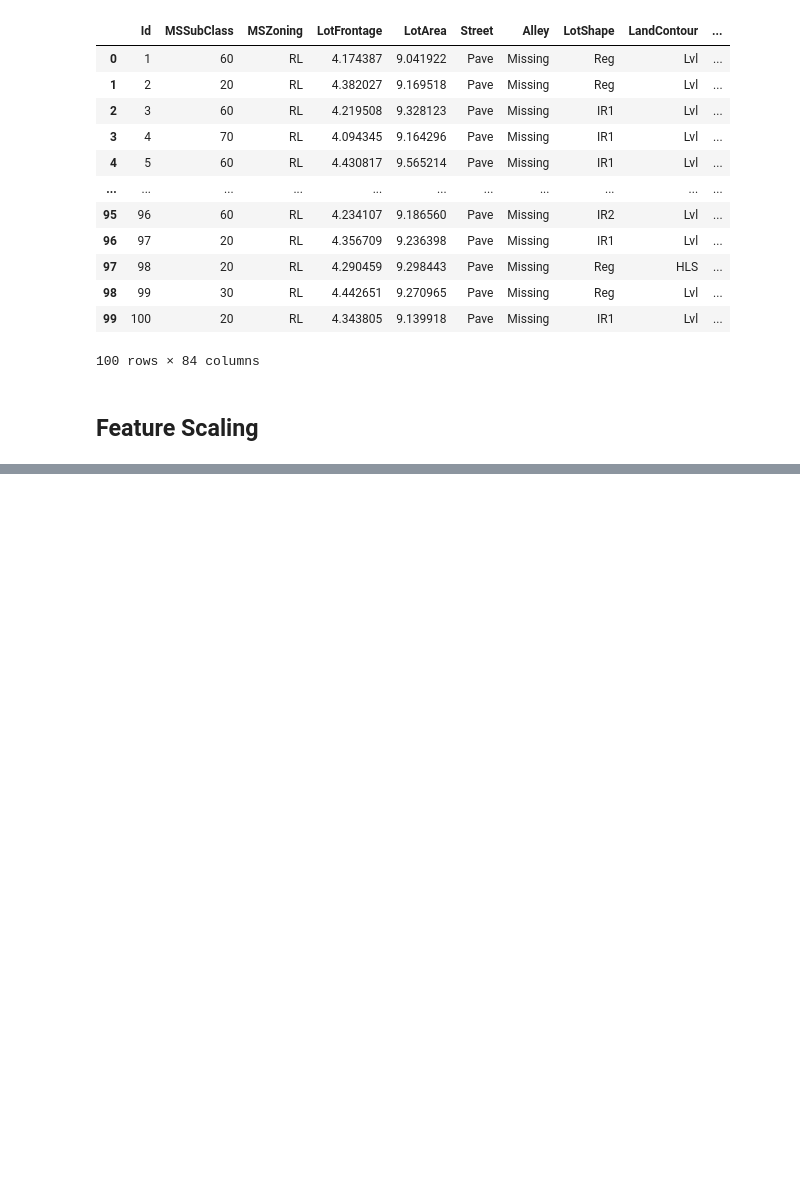
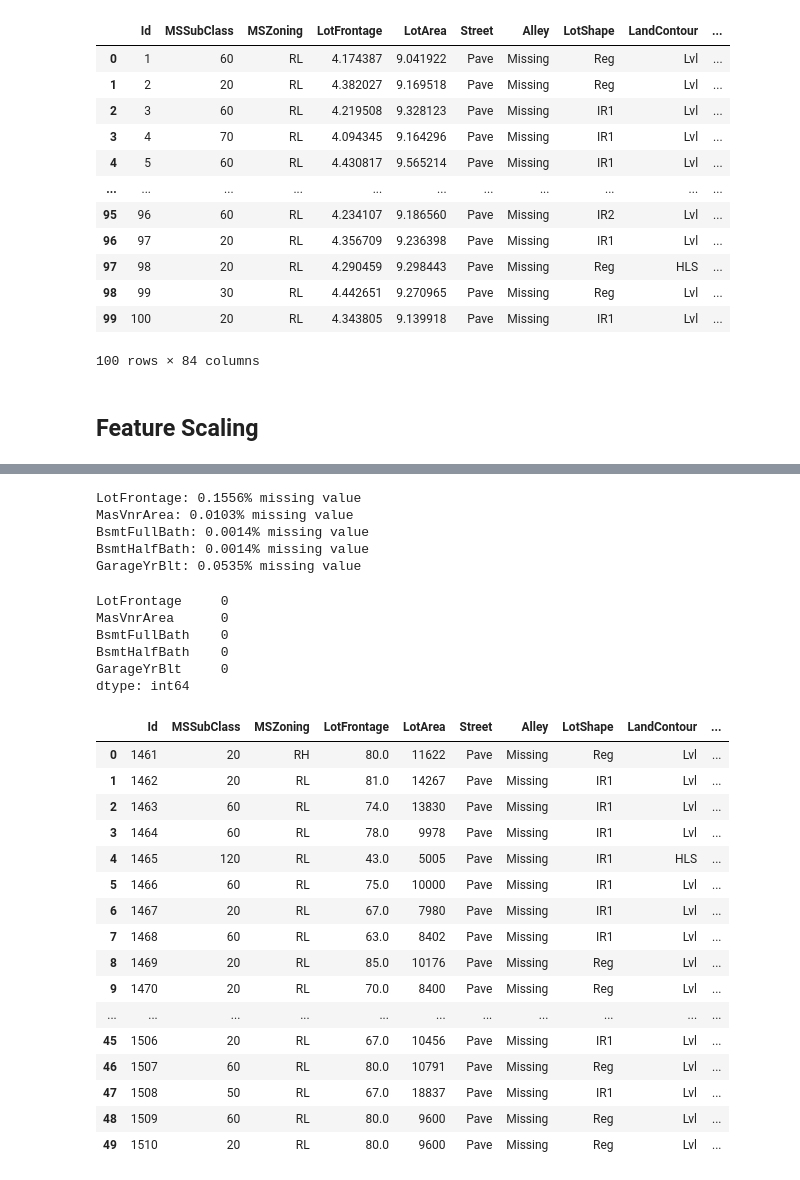
Before and after one commit to er-prateek-tripathi/HousingPricesDataset, a Jupyter notebook: MyWork/House_Price_Prediction.ipynb, the cells around one changed output, grey strips where cells are left out. Saved outputs shown, nothing was run; the diff lists cells and outputs as text; code cells hidden in the pictures; blank space fills up the shorter version.

```diff
--- a/MyWork/House_Price_Prediction.ipynb
+++ b/MyWork/House_Price_Prediction.ipynb
@@ -697,0 +1048,53 @@ data.to_csv('X_train.csv', index = False)
+# %%
+## Now lets check for numerical variables the contains missing values
+numerical_with_nan=[feature for feature in dataset_test.columns if dataset_test[feature].isnull().sum()>1 and dataset_test[feature].dtypes!='O']
+
+## We will print the numerical nan variables and percentage of missing values
+
+for feature in numerical_with_nan:
+    print("{}: {}% missing value".format(feature,np.around(dataset_test[feature].isnull().mean(),4)))
+# %% [output]
+LotFrontage: 0.1556% missing value
+MasVnrArea: 0.0103% missing value
+BsmtFullBath: 0.0014% missing value
+BsmtHalfBath: 0.0014% missing value
+GarageYrBlt: 0.0535% missing value
+# %%
+## Replacing the numerical Missing Values
+
+for feature in numerical_with_nan:
+    ## We will replace by using median since there are outliers
+    median_value=dataset_test[feature].median()
+
+    ## create a new feature to capture nan values
+    dataset_test[feature+'nan']=np.where(dataset_test[feature].isnull(),1,0)
+    dataset_test[feature].fillna(median_value,inplace=True)
+
+dataset_test[numerical_with_nan].isnull().sum()
+# %% [output]
+LotFrontage     0
+MasVnrArea      0
+BsmtFullBath    0
+BsmtHalfBath    0
+GarageYrBlt     0
+dtype: int64
+# %%
+dataset_test.head(50)
+# %% [output]
+|  | Id | MSSubClass | MSZoning | LotFrontage | LotArea | Street | Alley | LotShape | LandContour | ... |
+| 0 | 1461 | 20 | RH | 80.0 | 11622 | Pave | Missing | Reg | Lvl | ... |
+| 1 | 1462 | 20 | RL | 81.0 | 14267 | Pave | Missing | IR1 | Lvl | ... |
+| 2 | 1463 | 60 | RL | 74.0 | 13830 | Pave | Missing | IR1 | Lvl | ... |
+| 3 | 1464 | 60 | RL | 78.0 | 9978 | Pave | Missing | IR1 | Lvl | ... |
+| 4 | 1465 | 120 | RL | 43.0 | 5005 | Pave | Missing | IR1 | HLS | ... |
+| 5 | 1466 | 60 | RL | 75.0 | 10000 | Pave | Missing | IR1 | Lvl | ... |
+| 6 | 1467 | 20 | RL | 67.0 | 7980 | Pave | Missing | IR1 | Lvl | ... |
+| 7 | 1468 | 60 | RL | 63.0 | 8402 | Pave | Missing | IR1 | Lvl | ... |
+| 8 | 1469 | 20 | RL | 85.0 | 10176 | Pave | Missing | Reg | Lvl | ... |
+| 9 | 1470 | 20 | RL | 70.0 | 8400 | Pave | Missing | Reg | Lvl | ... |
+| ... | ... | ... | ... | ... | ... | ... | ... | ... | ... | ... |
+| 45 | 1506 | 20 | RL | 67.0 | 10456 | Pave | Missing | IR1 | Lvl | ... |
+| 46 | 1507 | 60 | RL | 80.0 | 10791 | Pave | Missing | Reg | Lvl | ... |
+| 47 | 1508 | 50 | RL | 67.0 | 18837 | Pave | Missing | IR1 | Lvl | ... |
+| 48 | 1509 | 60 | RL | 80.0 | 9600 | Pave | Missing | Reg | Lvl | ... |
+| 49 | 1510 | 20 | RL | 80.0 | 9600 | Pave | Missing | Reg | Lvl | ... |
```
Also changed, not shown: parts of 101 cells of this notebook, 1 other file.
